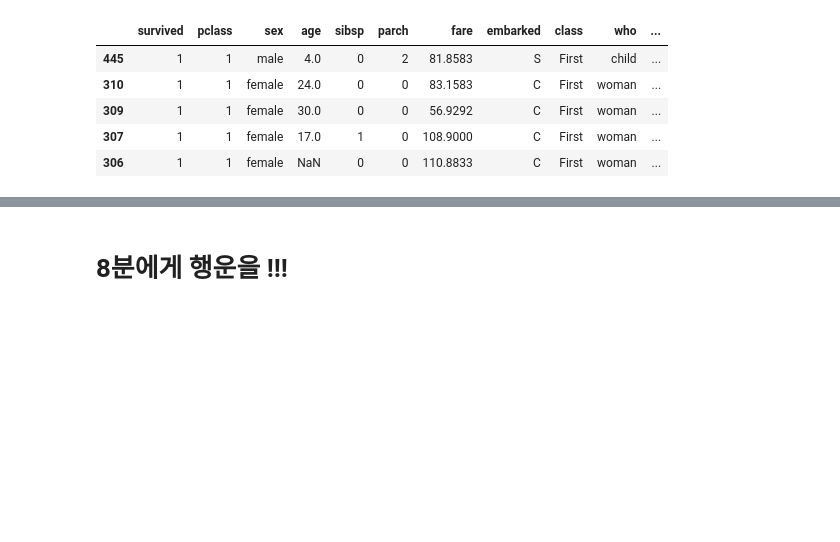
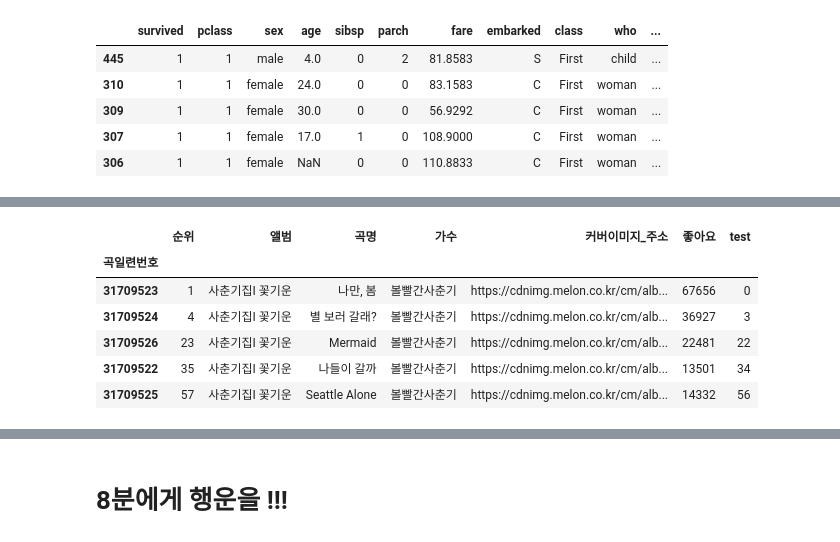
Before and after one commit to CodingSta/demo-ls-201904-pandas, a Jupyter notebook: Pandas 01.ipynb, the cells around one changed output, grey strips where cells are left out. Saved outputs shown, nothing was run; the diff lists cells and outputs as text; code cells hidden in the pictures; blank space fills up the shorter version.

```diff
--- a/Pandas 01.ipynb
+++ b/Pandas 01.ipynb
@@ -425,0 +491,12 @@ df.head()
+# %%
+mask = song_df['가수'] == '볼빨간사춘기'  # Boolean Mask
+song_df.loc[mask]  # 문법이 보다 풍성.
+# song_df[mask]
+# %% [output]
+|  | 순위 | 앨범 | 곡명 | 가수 | 커버이미지_주소 | 좋아요 | test |
+| 곡일련번호 |  |  |  |  |  |  |  |
+| 31709523 | 1 | 사춘기집Ⅰ 꽃기운 | 나만, 봄 | 볼빨간사춘기 | https://cdnimg.melon.co.kr/cm/alb... | 67656 | 0 |
+| 31709524 | 4 | 사춘기집Ⅰ 꽃기운 | 별 보러 갈래? | 볼빨간사춘기 | https://cdnimg.melon.co.kr/cm/alb... | 36927 | 3 |
+| 31709526 | 23 | 사춘기집Ⅰ 꽃기운 | Mermaid | 볼빨간사춘기 | https://cdnimg.melon.co.kr/cm/alb... | 22481 | 22 |
+| 31709522 | 35 | 사춘기집Ⅰ 꽃기운 | 나들이 갈까 | 볼빨간사춘기 | https://cdnimg.melon.co.kr/cm/alb... | 13501 | 34 |
+| 31709525 | 57 | 사춘기집Ⅰ 꽃기운 | Seattle Alone | 볼빨간사춘기 | https://cdnimg.melon.co.kr/cm/alb... | 14332 | 56 |
```
Also changed, not shown: parts of 10 cells of this notebook.
